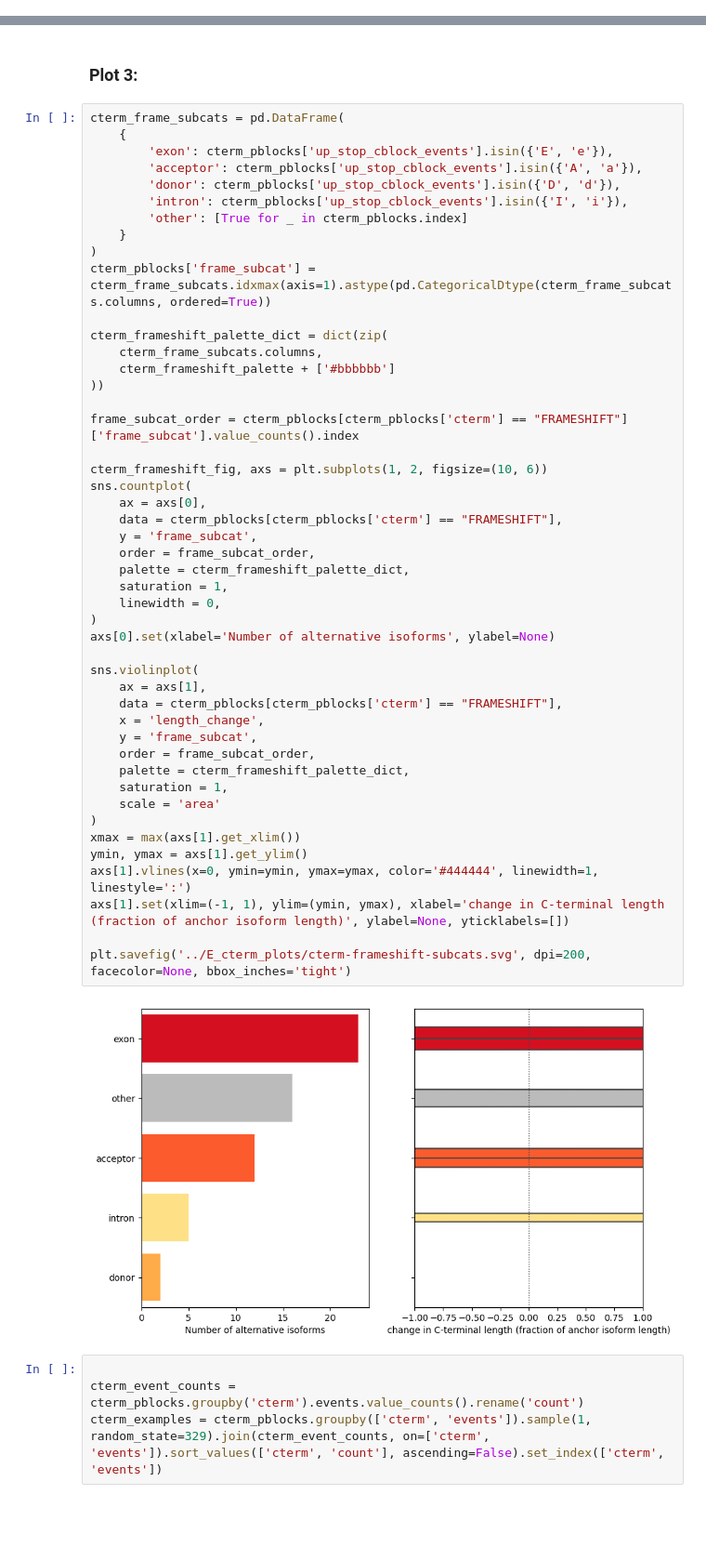
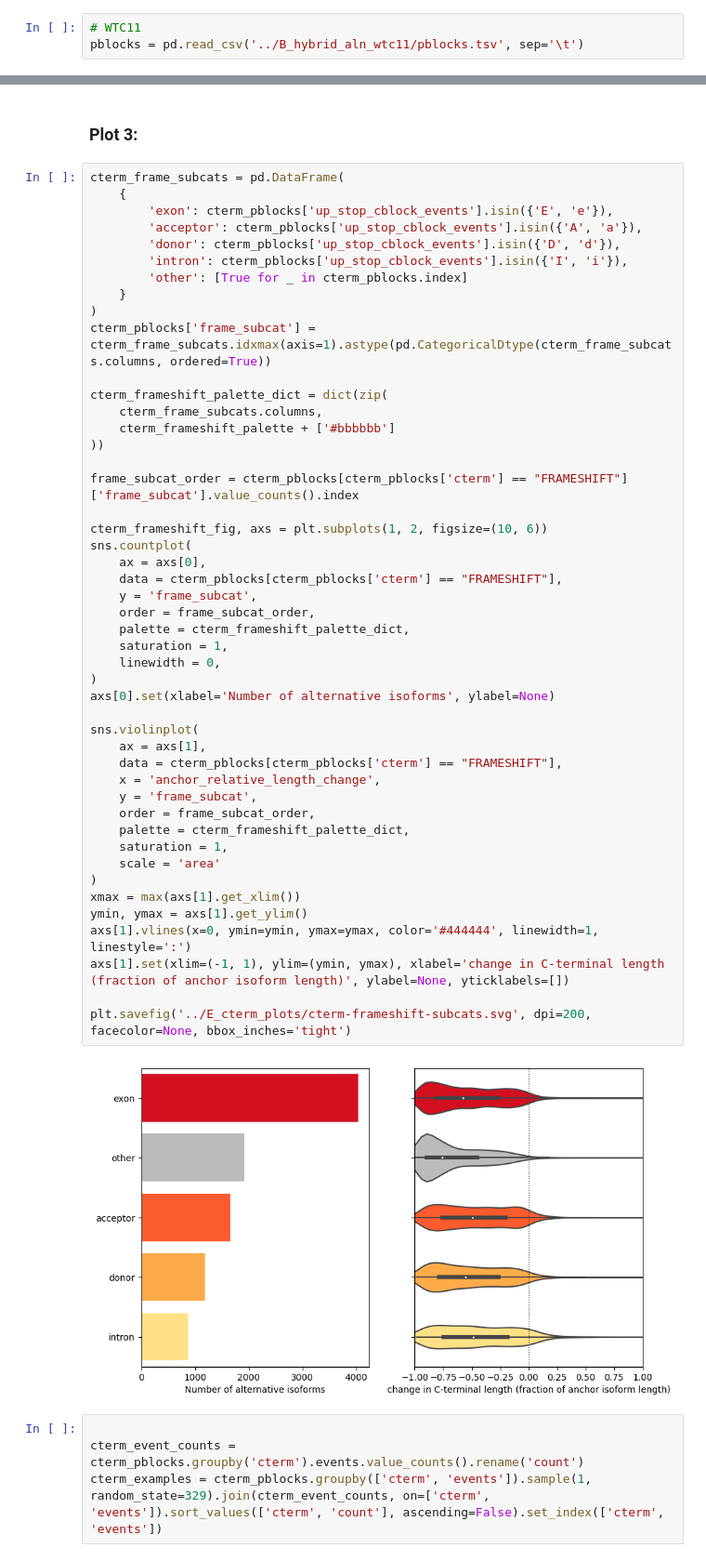
Before and after one commit to sheynkman-lab/biosurfer_analysis, a Jupyter notebook: scripts/c_termini_summary.ipynb, the cells around one changed output, grey strips where cells are left out. Shown at 93% size. Cells and saved outputs as stored; diff of their text form; blank space fills up the shorter version.

```diff
--- a/scripts/c_termini_summary.ipynb
+++ b/scripts/c_termini_summary.ipynb
@@ -25,3 +29,6 @@ pblocks = pd.read_csv('../B_hybrid_aln_results_toy/pblocks.tsv', sep='\t')
+# %%
+# WTC11
+pblocks = pd.read_csv('../B_hybrid_aln_wtc11/pblocks.tsv', sep='\t')
 # %%
 class CTerminalChange():
     SPLICING = auto()
@@ -148,35 +155,35 @@ cterm_frameshift_palette_dict = dict(zip(
 frame_subcat_order = cterm_pblocks[cterm_pblocks['cterm'] == "FRAMESHIFT"]['frame_subcat'].value_counts().index
 
 cterm_frameshift_fig, axs = plt.subplots(1, 2, figsize=(10, 6))
 sns.countplot(
     ax = axs[0],
     data = cterm_pblocks[cterm_pblocks['cterm'] == "FRAMESHIFT"],
     y = 'frame_subcat',
     order = frame_subcat_order,
     palette = cterm_frameshift_palette_dict,
     saturation = 1,
     linewidth = 0,
 )
 axs[0].set(xlabel='Number of alternative isoforms', ylabel=None)
 
 sns.violinplot(
     ax = axs[1],
     data = cterm_pblocks[cterm_pblocks['cterm'] == "FRAMESHIFT"],
-    x = 'length_change',
+    x = 'anchor_relative_length_change',
     y = 'frame_subcat',
     order = frame_subcat_order,
     palette = cterm_frameshift_palette_dict,
     saturation = 1,
     scale = 'area'
 )
 xmax = max(axs[1].get_xlim())
 ymin, ymax = axs[1].get_ylim()
 axs[1].vlines(x=0, ymin=ymin, ymax=ymax, color='#444444', linewidth=1, linestyle=':')
 axs[1].set(xlim=(-1, 1), ylim=(ymin, ymax), xlabel='change in C-terminal length (fraction of anchor isoform length)', ylabel=None, yticklabels=[])
 
 plt.savefig('../E_cterm_plots/cterm-frameshift-subcats.svg', dpi=200, facecolor=None, bbox_inches='tight')
 # %% [output]
-[figure, old version]
+[figure, new version]
 # %%
 
 cterm_event_counts = cterm_pblocks.groupby('cterm').events.value_counts().rename('count')
```
Also changed, not shown: parts of 5 cells of this notebook, 4 other files.
